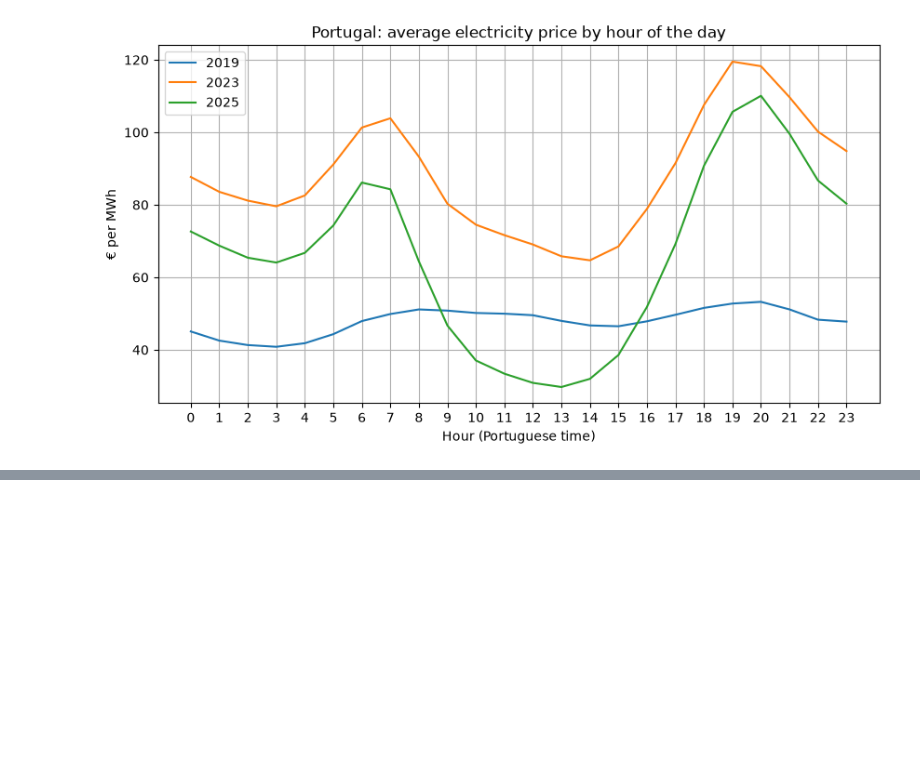
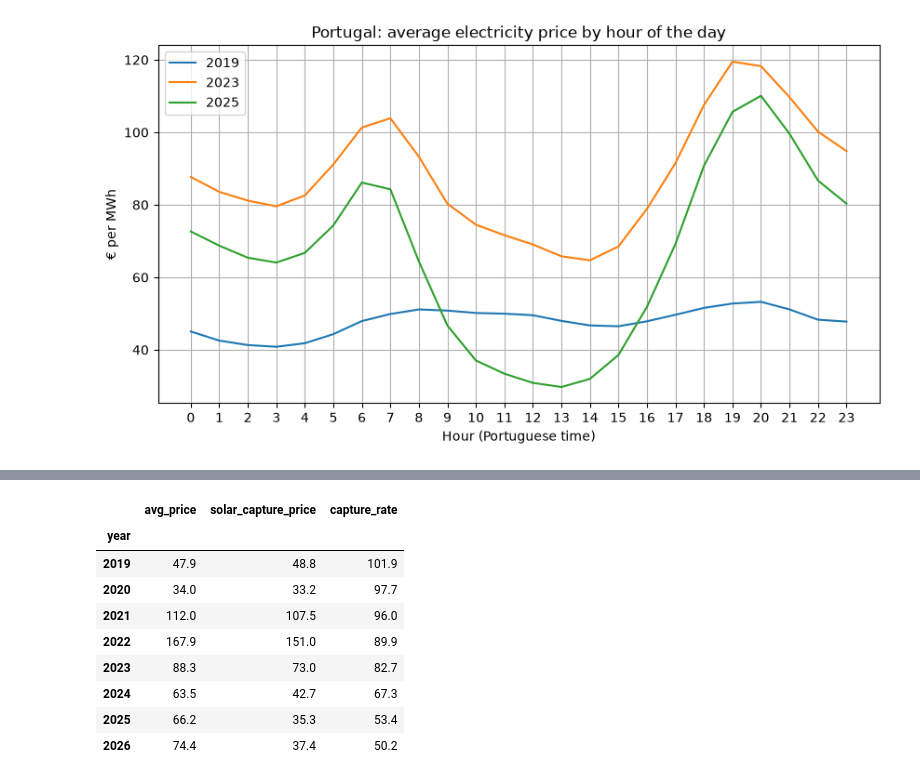
Before and after one commit to josepaulonunes/european-electricity-tracker, a Jupyter notebook: notebooks/04_analysis.ipynb, the cells around one changed output, grey strips where cells are left out. Saved outputs shown, nothing was run; the diff lists cells and outputs as text; code cells hidden in the pictures; blank space fills up the shorter version.

```diff
--- a/notebooks/04_analysis.ipynb
+++ b/notebooks/04_analysis.ipynb
@@ -61,0 +65,21 @@ plt.show()
+# %%
+# Solar capture price by year: total (price x solar) divided by total solar
+df["price_x_solar"] = df["price_pt"] * df["solar"]
+yearly = df.groupby("year")[["price_x_solar", "solar"]].sum()
+yearly["solar_capture_price"] = yearly["price_x_solar"] / yearly["solar"]
+
+# Compare with the simple average price
+yearly["avg_price"] = df.groupby("year")["price_pt"].mean()
+yearly["capture_rate"] = yearly["solar_capture_price"] / yearly["avg_price"] * 100
+yearly[["avg_price", "solar_capture_price", "capture_rate"]].round(1)
+# %% [output]
+|  | avg_price | solar_capture_price | capture_rate |
+| year |  |  |  |
+| 2019 | 47.9 | 48.8 | 101.9 |
+| 2020 | 34.0 | 33.2 | 97.7 |
+| 2021 | 112.0 | 107.5 | 96.0 |
+| 2022 | 167.9 | 151.0 | 89.9 |
+| 2023 | 88.3 | 73.0 | 82.7 |
+| 2024 | 63.5 | 42.7 | 67.3 |
+| 2025 | 66.2 | 35.3 | 53.4 |
+| 2026 | 74.4 | 37.4 | 50.2 |
```
Also changed, not shown: parts of 4 cells of this notebook, 1 other file.
